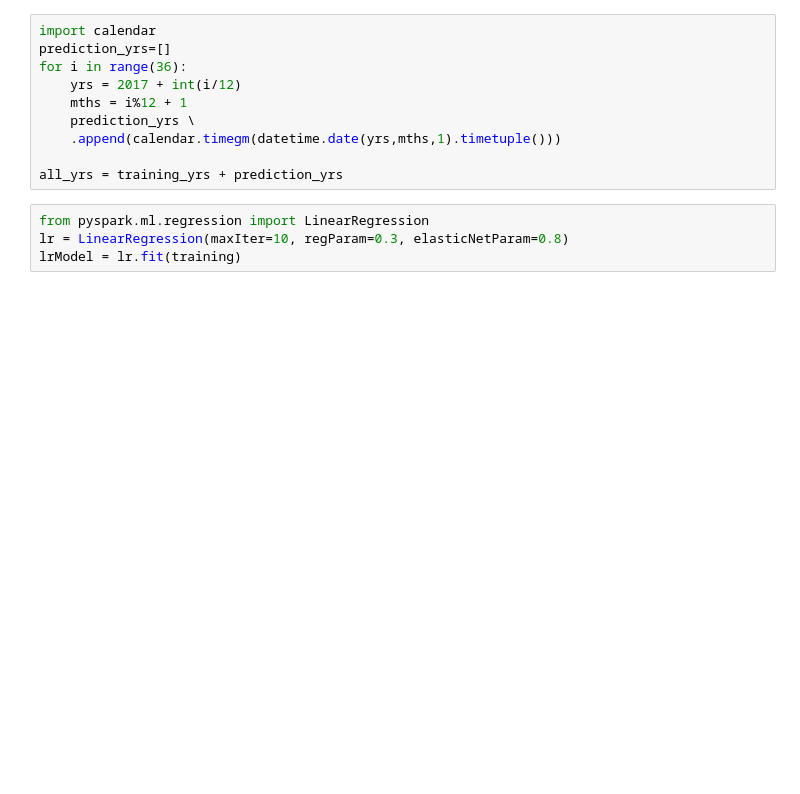
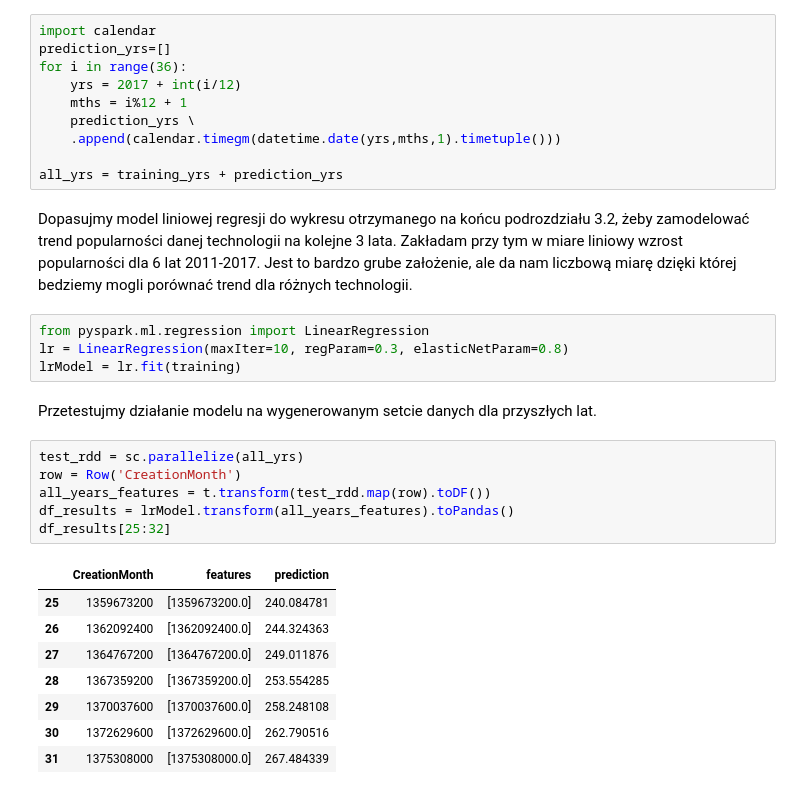
Before and after one commit to rafalpa/python_scripts, a Jupyter notebook: projekt/Projekt_zaliczeniowy.ipynb, the cells around one changed output. Cells and saved outputs as stored; diff of their text form; blank space fills up the shorter version.

```diff
--- a/projekt/Projekt_zaliczeniowy.ipynb
+++ b/projekt/Projekt_zaliczeniowy.ipynb
@@ -444,7 +484,27 @@ for i in range(36):
     .append(calendar.timegm(datetime.date(yrs,mths,1).timetuple()))
 
 all_yrs = training_yrs + prediction_yrs
+# %% [markdown]
+Dopasujmy model liniowej regresji do wykresu otrzymanego na końcu podrozdziału 3.2, żeby zamodelować trend popularności danej technologii na kolejne 3 lata.
+Zakładam przy tym w miare liniowy wzrost popularności dla 6 lat 2011-2017. Jest to bardzo grube założenie, ale da nam liczbową miarę dzięki której bedziemy mogli porównać trend dla różnych technologii.
 # %%
 from pyspark.ml.regression import LinearRegression
 lr = LinearRegression(maxIter=10, regParam=0.3, elasticNetParam=0.8)
 lrModel = lr.fit(training)
+# %% [markdown]
+Przetestujmy działanie modelu na wygenerowanym setcie danych dla przyszłych lat.
+# %%
+test_rdd = sc.parallelize(all_yrs)
+row = Row('CreationMonth')
+all_years_features = t.transform(test_rdd.map(row).toDF())
+df_results = lrModel.transform(all_years_features).toPandas()
+df_results[25:32]
+# %% [output]
+|  | CreationMonth | features | prediction |
+| 25 | 1359673200 | [1359673200.0] | 240.084781 |
+| 26 | 1362092400 | [1362092400.0] | 244.324363 |
+| 27 | 1364767200 | [1364767200.0] | 249.011876 |
+| 28 | 1367359200 | [1367359200.0] | 253.554285 |
+| 29 | 1370037600 | [1370037600.0] | 258.248108 |
+| 30 | 1372629600 | [1372629600.0] | 262.790516 |
+| 31 | 1375308000 | [1375308000.0] | 267.484339 |
```
Also changed, not shown: parts of 14 cells of this notebook, 8 other files.
